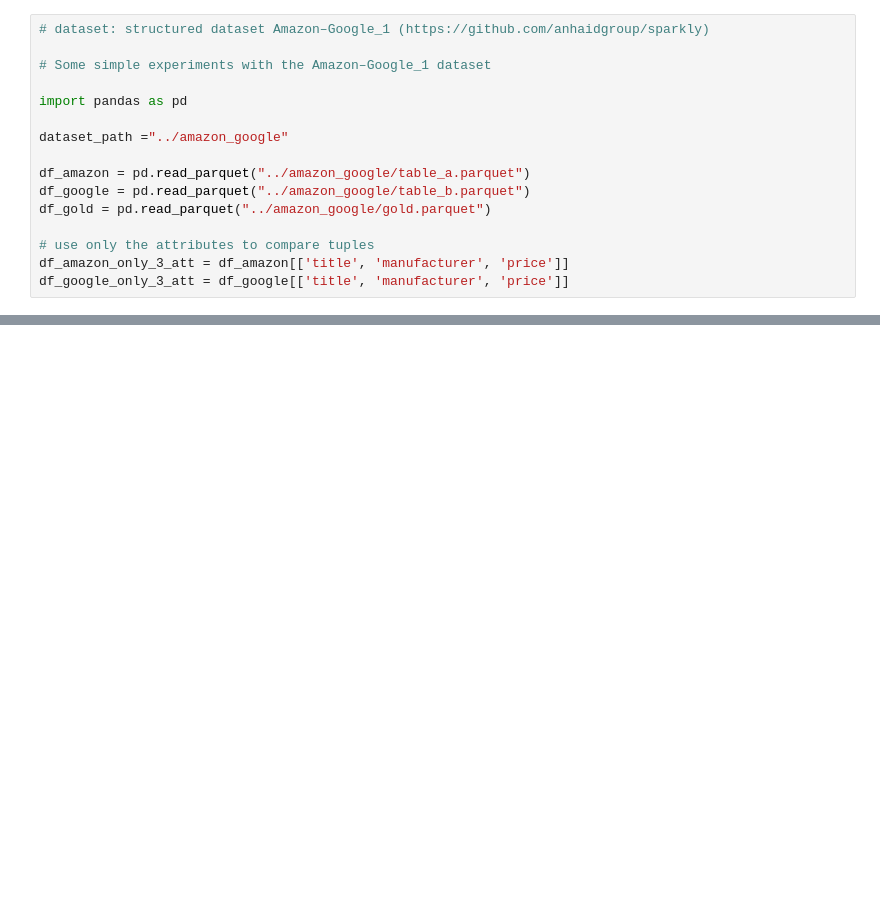
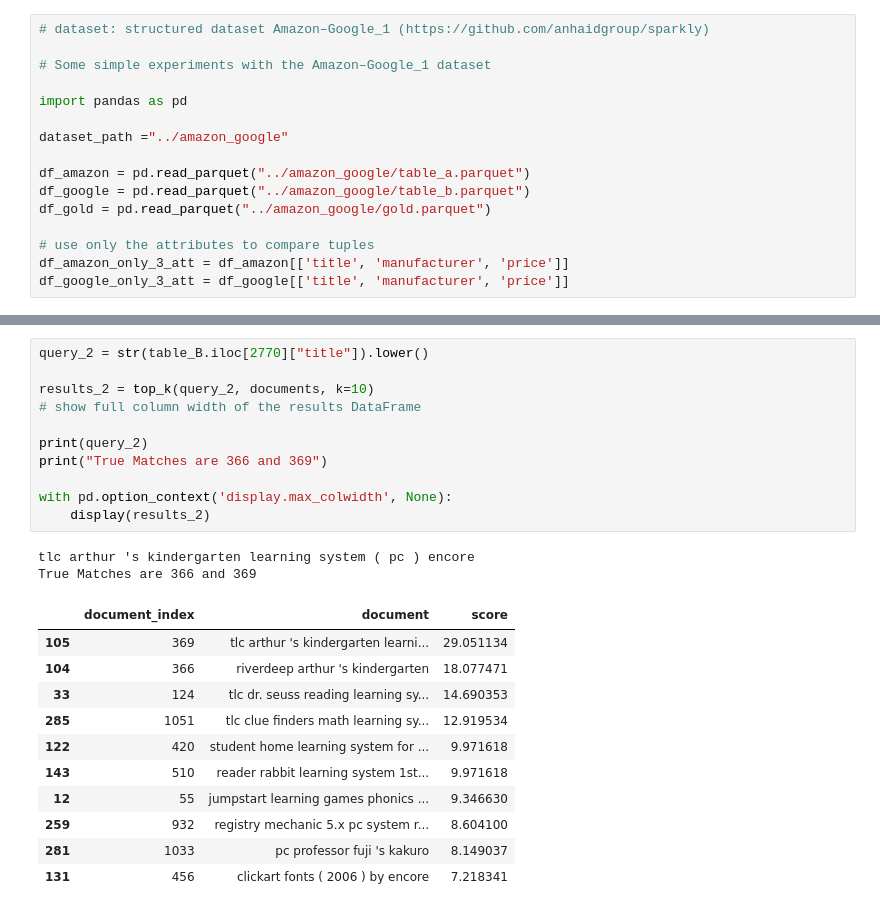
Before and after one commit to justaprog/TF-IDF-Blocking, a Jupyter notebook: notebooks/experiment_1.ipynb, the cells around one changed output, grey strips where cells are left out. Saved outputs shown, nothing was run; the diff lists cells and outputs as text; blank space fills up the shorter version.

```diff
--- a/notebooks/experiment_1.ipynb
+++ b/notebooks/experiment_1.ipynb
@@ -49,0 +219,25 @@ KeyError: 'id'
+# %%
+query_2 = str(table_B.iloc[2770]["title"]).lower()
+
+results_2 = top_k(query_2, documents, k=10)
+# show full column width of the results DataFrame
+
+print(query_2)
+print("True Matches are 366 and 369")
+
+with pd.option_context('display.max_colwidth', None):
+    display(results_2)
+# %% [output]
+tlc arthur 's kindergarten learning system ( pc ) encore
+True Matches are 366 and 369
+|  | document_index | document | score |
+| 105 | 369 | tlc arthur 's kindergarten learni... | 29.051134 |
+| 104 | 366 | riverdeep arthur 's kindergarten | 18.077471 |
+| 33 | 124 | tlc dr. seuss reading learning sy... | 14.690353 |
+| 285 | 1051 | tlc clue finders math learning sy... | 12.919534 |
+| 122 | 420 | student home learning system for ... | 9.971618 |
+| 143 | 510 | reader rabbit learning system 1st... | 9.971618 |
+| 12 | 55 | jumpstart learning games phonics ... | 9.346630 |
+| 259 | 932 | registry mechanic 5.x pc system r... | 8.604100 |
+| 281 | 1033 | pc professor fuji 's kakuro | 8.149037 |
+| 131 | 456 | clickart fonts ( 2006 ) by encore | 7.218341 |
```
Also changed, not shown: parts of 11 cells of this notebook.
